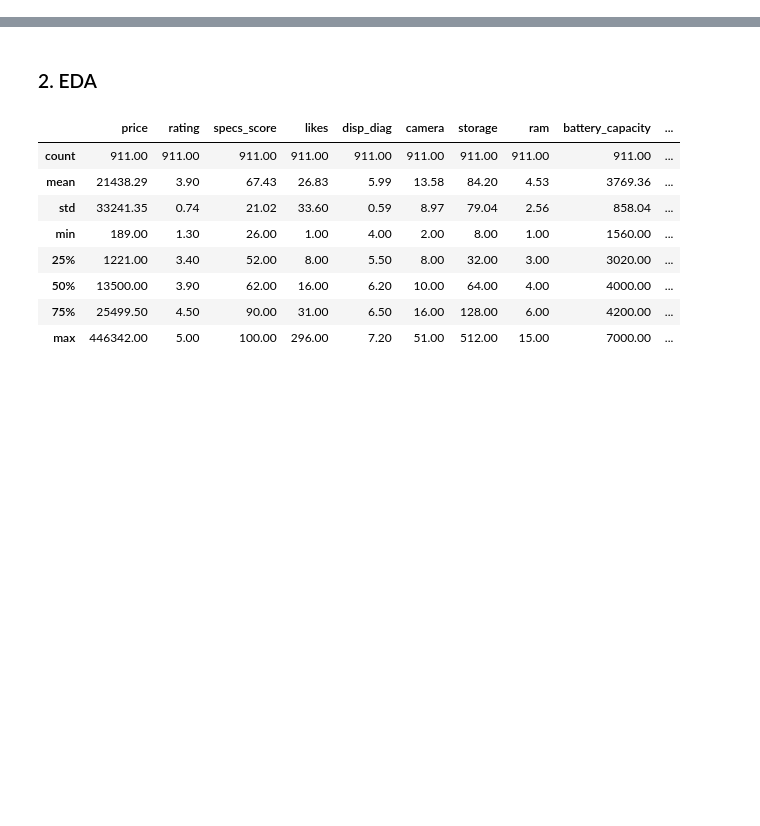
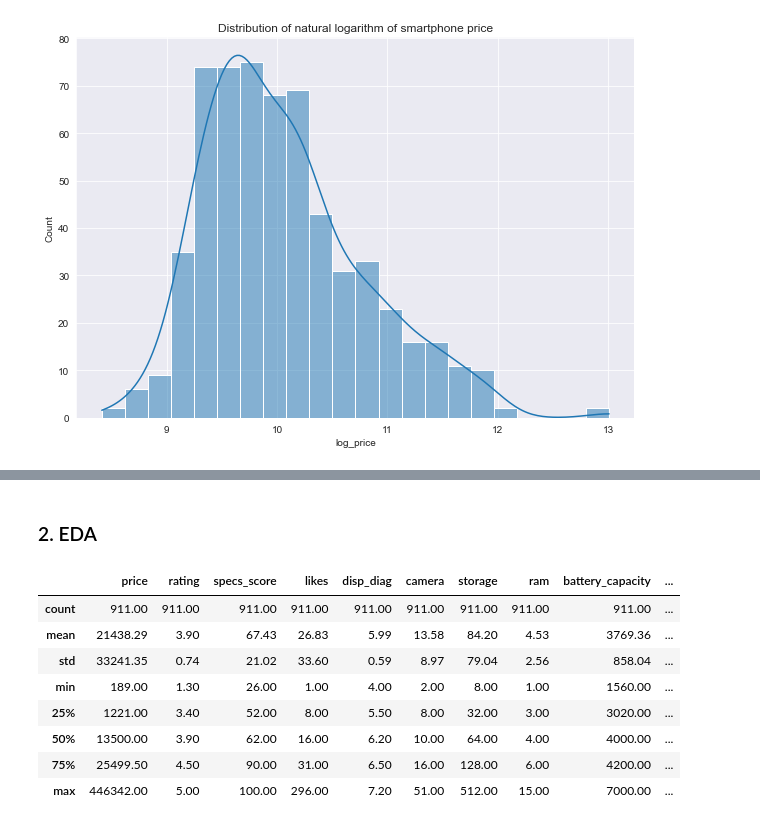
Before and after one commit to Dangerio/smartphone-price-analysis, a Jupyter notebook: Analysis/Analysis.ipynb, the cells around one changed output, grey strips where cells are left out. Cells and saved outputs as stored; diff of their text form; code cells hidden in the pictures; blank space fills up the shorter version.

```diff
--- a/Analysis/Analysis.ipynb
+++ b/Analysis/Analysis.ipynb
@@ -16,0 +44,10 @@ from sklearn.preprocessing import OneHotEncoder
+# %%
+# correcting and saving data
+data = data.loc[data.price >= np.exp(8.3), :].copy(deep=True)
+data.to_csv('Data/PhonesDF_years_corrected.csv', index=False)
+# %%
+fig, ax = plt.subplots(figsize=(10, 7))
+sns.histplot(data=data, x='log_price', ax=ax,  kde=True)
+ax.set_title('Distribution of natural logarithm of smartphone price');
+# %% [output]
+[figure, added]
```
Also changed, not shown: parts of 13 cells of this notebook, 2 other files.
